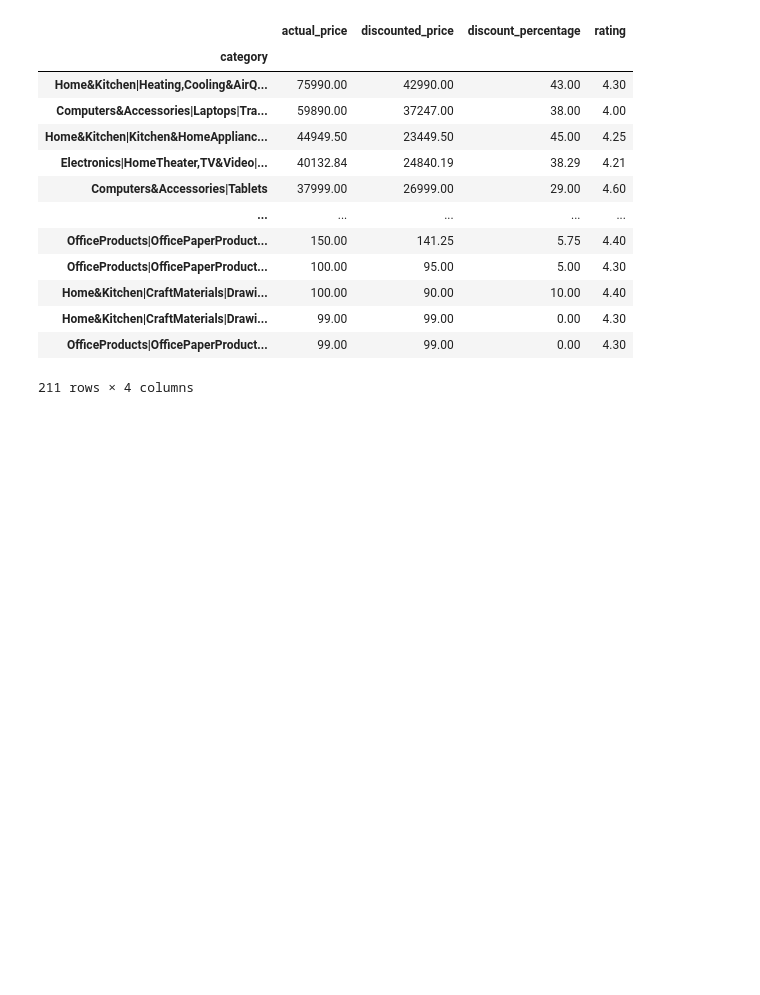
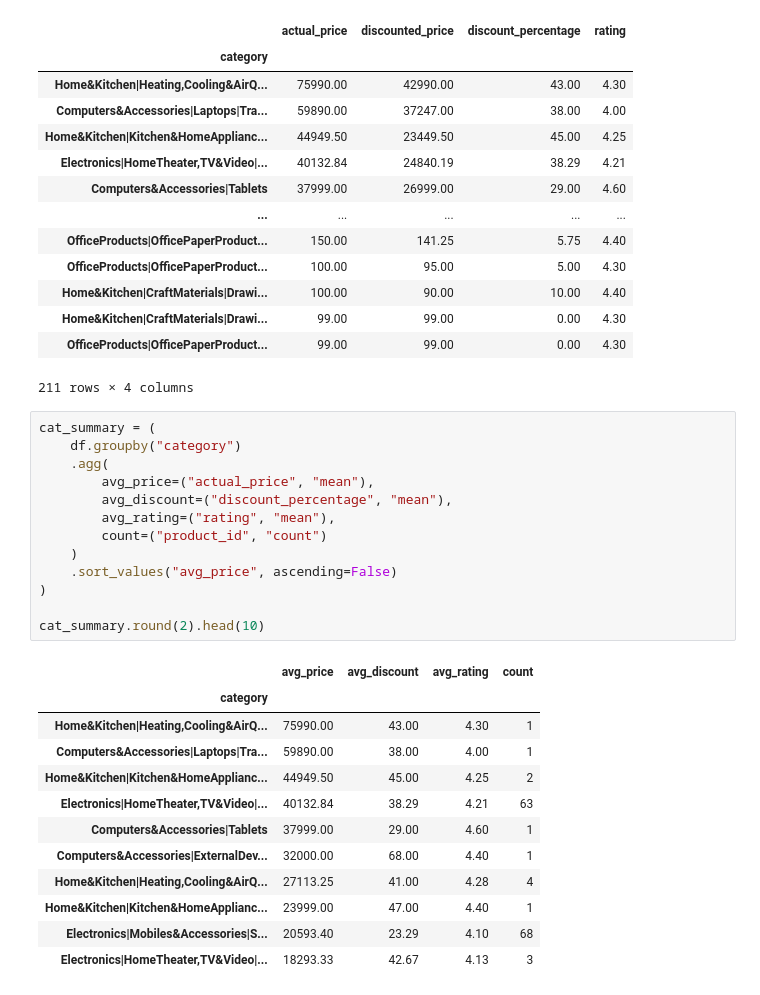
Before and after one commit to salaheddineelazouti/Mini-projet-Amazon-Sales-Dataset, a Jupyter notebook: Exploration du jeu de données Amazon Sales.ipynb, the cells around one changed output. Cells and saved outputs as stored; diff of their text form; blank space fills up the shorter version.

```diff
--- a/Exploration du jeu de données Amazon Sales.ipynb
+++ b/Exploration du jeu de données Amazon Sales.ipynb
@@ -169,3 +169,29 @@ cat_summary.round(2)
 | Home&Kitchen|CraftMaterials|Drawi... | 99.00 | 99.00 | 0.00 | 4.30 |
 | OfficeProducts|OfficePaperProduct... | 99.00 | 99.00 | 0.00 | 4.30 |
 211 rows × 4 columns
+# %%
+cat_summary = (
+    df.groupby("category")
+    .agg(
+        avg_price=("actual_price", "mean"),
+        avg_discount=("discount_percentage", "mean"),
+        avg_rating=("rating", "mean"),
+        count=("product_id", "count")
+    )
+    .sort_values("avg_price", ascending=False)
+)
+
+cat_summary.round(2).head(10)
+# %% [output]
+|  | avg_price | avg_discount | avg_rating | count |
+| category |  |  |  |  |
+| Home&Kitchen|Heating,Cooling&AirQ... | 75990.00 | 43.00 | 4.30 | 1 |
+| Computers&Accessories|Laptops|Tra... | 59890.00 | 38.00 | 4.00 | 1 |
+| Home&Kitchen|Kitchen&HomeApplianc... | 44949.50 | 45.00 | 4.25 | 2 |
+| Electronics|HomeTheater,TV&Video|... | 40132.84 | 38.29 | 4.21 | 63 |
+| Computers&Accessories|Tablets | 37999.00 | 29.00 | 4.60 | 1 |
+| Computers&Accessories|ExternalDev... | 32000.00 | 68.00 | 4.40 | 1 |
+| Home&Kitchen|Heating,Cooling&AirQ... | 27113.25 | 41.00 | 4.28 | 4 |
+| Home&Kitchen|Kitchen&HomeApplianc... | 23999.00 | 47.00 | 4.40 | 1 |
+| Electronics|Mobiles&Accessories|S... | 20593.40 | 23.29 | 4.10 | 68 |
+| Electronics|HomeTheater,TV&Video|... | 18293.33 | 42.67 | 4.13 | 3 |
```
Also changed, not shown: parts of 4 cells of this notebook.
